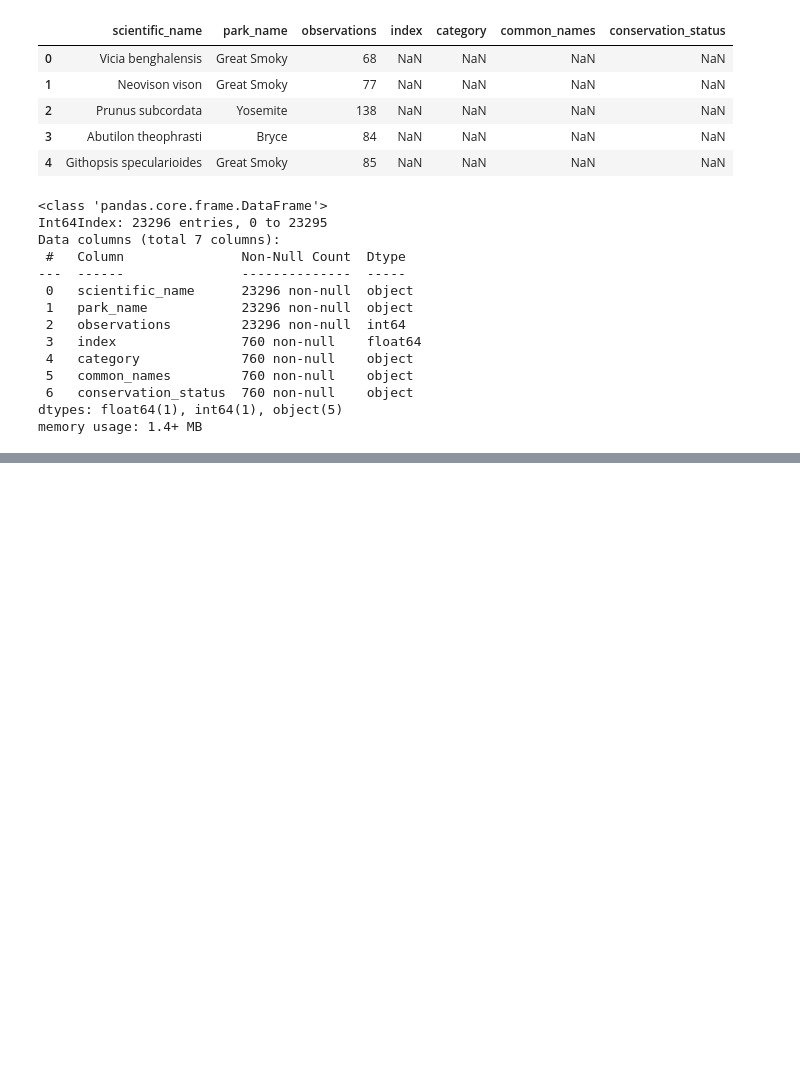
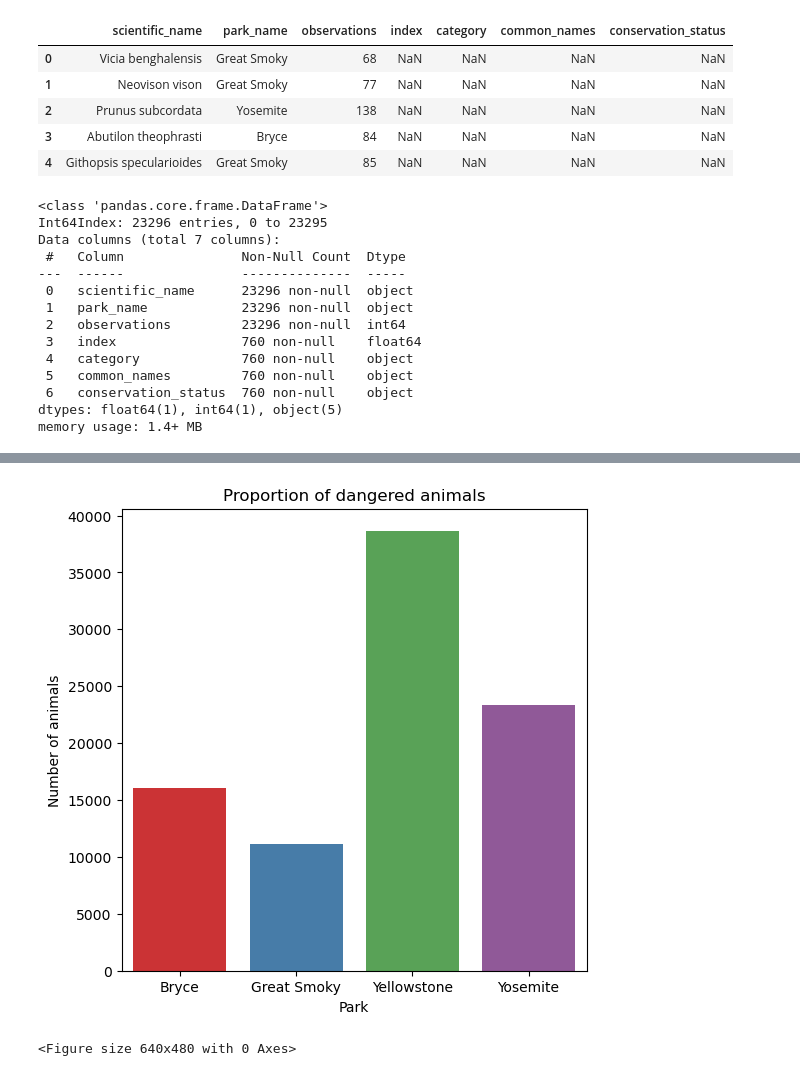
Before and after one commit to LiZoMark841619/Biodiversity_Project, a Jupyter notebook: biodiversity_starter/biodiversity.ipynb, the cells around one changed output, grey strips where cells are left out. Saved outputs shown, nothing was run; the diff lists cells and outputs as text; code cells hidden in the pictures; blank space fills up the shorter version.

```diff
--- a/biodiversity_starter/biodiversity.ipynb
+++ b/biodiversity_starter/biodiversity.ipynb
@@ -346,0 +348,14 @@ newdf_values.head()
+# %%
+dangered_animals = newdf_values[['park_name', 'observations']].groupby('park_name').sum().reset_index()
+# %%
+plt.figure(figsize=[6,6])
+sns.barplot(x='park_name', y='observations', data=dangered_animals)
+plt.title('Proportion of dangered animals')
+plt.xlabel('Park')
+plt.ylabel('Number of animals')
+plt.savefig('bar_dangeranims.png')
+plt.show()
+plt.clf()
+# %% [output]
+[figure, added]
+<Figure size 640x480 with 0 Axes>
```
Also changed, not shown: parts of 4 cells of this notebook, 2 other files.
